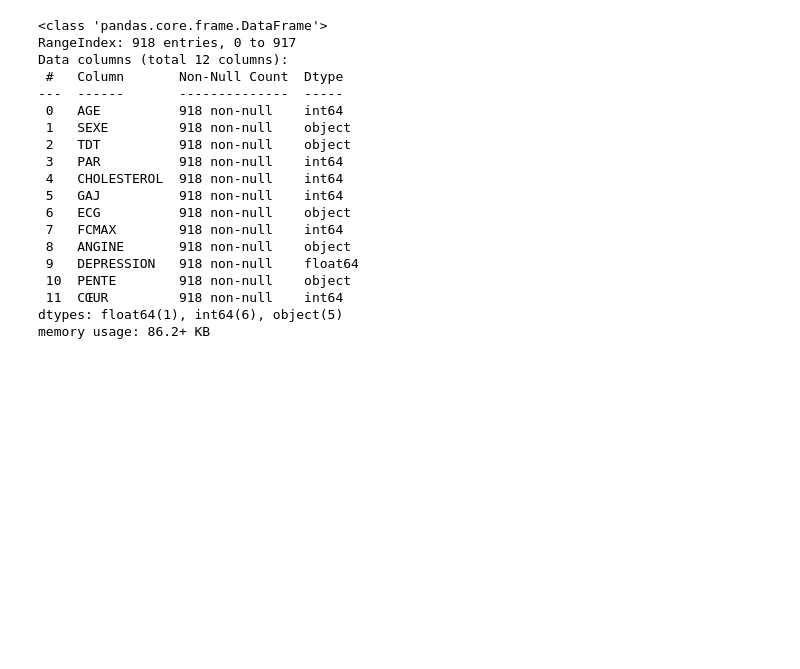
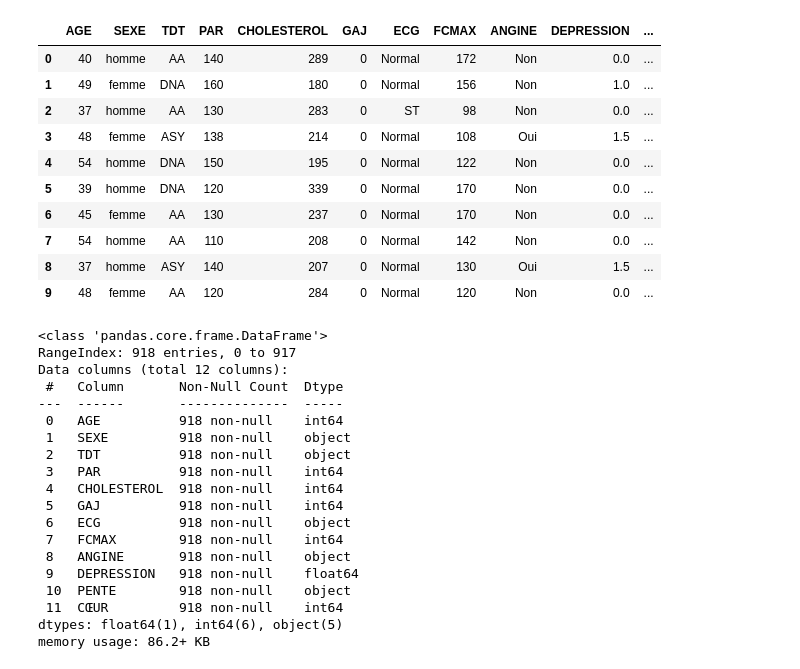
Before and after one commit to rukov42/arbre_de_decision, a Jupyter notebook: arbre de decision.ipynb, the cells around one changed output. Drawn from its saved outputs; the diff is of its cells as text; code cells hidden in the pictures; blank space fills up the shorter version.

```diff
--- a/arbre de decision.ipynb
+++ b/arbre de decision.ipynb
@@ -17,6 +17,20 @@ from sklearn import tree
 # %%
 #Chargement du DF
 data = pd.read_excel('Copie de Coeur.xlsx')
+#voir le contenu de 10 elements dans notre dataset
+data[:10]
+# %% [output]
+|  | AGE | SEXE | TDT | PAR | CHOLESTEROL | GAJ | ECG | FCMAX | ANGINE | DEPRESSION | ... |
+| 0 | 40 | homme | AA | 140 | 289 | 0 | Normal | 172 | Non | 0.0 | ... |
+| 1 | 49 | femme | DNA | 160 | 180 | 0 | Normal | 156 | Non | 1.0 | ... |
+| 2 | 37 | homme | AA | 130 | 283 | 0 | ST | 98 | Non | 0.0 | ... |
+| 3 | 48 | femme | ASY | 138 | 214 | 0 | Normal | 108 | Oui | 1.5 | ... |
+| 4 | 54 | homme | DNA | 150 | 195 | 0 | Normal | 122 | Non | 0.0 | ... |
+| 5 | 39 | homme | DNA | 120 | 339 | 0 | Normal | 170 | Non | 0.0 | ... |
+| 6 | 45 | femme | AA | 130 | 237 | 0 | Normal | 170 | Non | 0.0 | ... |
+| 7 | 54 | homme | AA | 110 | 208 | 0 | Normal | 142 | Non | 0.0 | ... |
+| 8 | 37 | homme | ASY | 140 | 207 | 0 | Normal | 130 | Oui | 1.5 | ... |
+| 9 | 48 | femme | AA | 120 | 284 | 0 | Normal | 120 | Non | 0.0 | ... |
 # %%
 #Travailler avec une copie du data Frame pour éviter de le rechager en cas d'êrreur
 df = data.copy()
```
Also changed, not shown: parts of 6 cells of this notebook.
